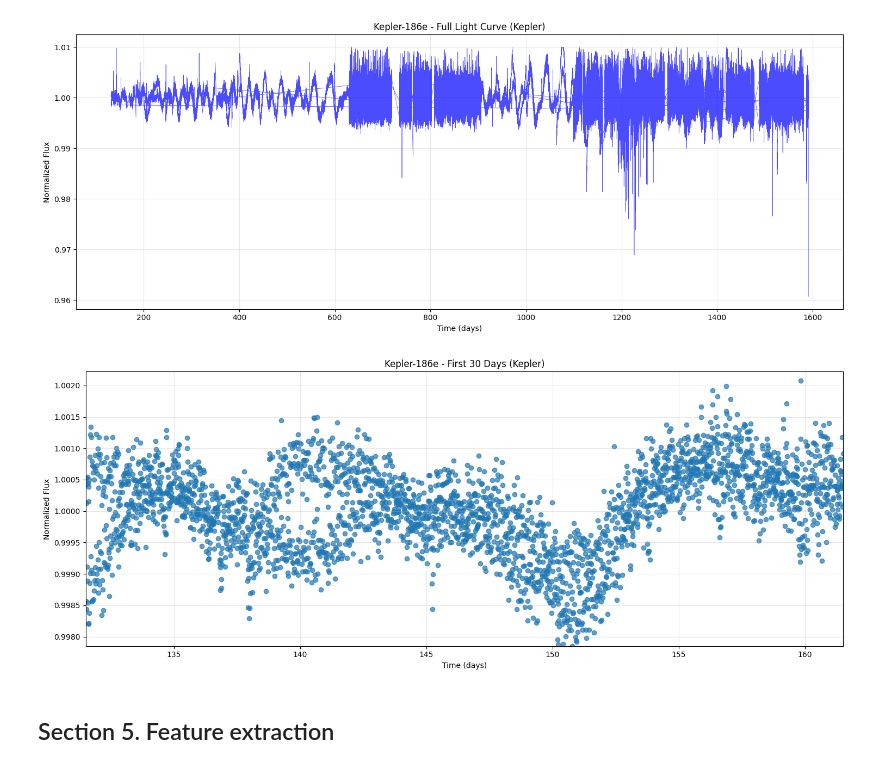
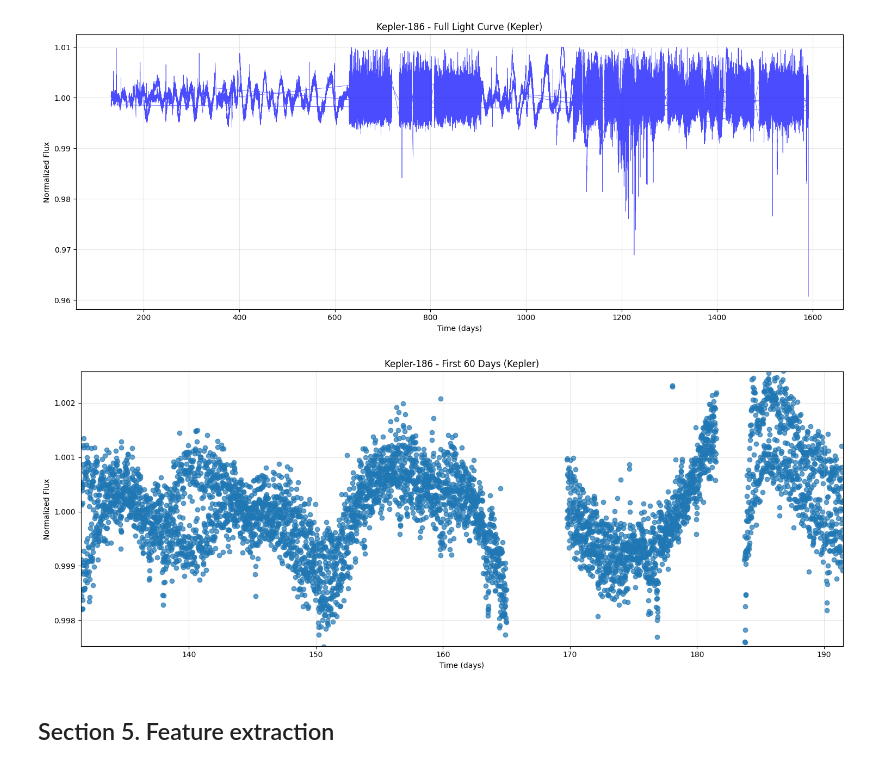
Before and after one commit to rachzy/ltp-features, a Jupyter notebook: src/lightcurve_analysis.ipynb, the cells around one changed output. Saved outputs shown, nothing was run; the diff lists cells and outputs as text; code cells hidden in the pictures.

Commit message:
add kepler-186 images and unit graph python notebook

```diff
--- a/src/lightcurve_analysis.ipynb
+++ b/src/lightcurve_analysis.ipynb
@@ -2,7 +2,7 @@
 ## Section 1. Config
 # %%
 # Configuration
-TARGET = "Kepler-186e"  # Change this to your target
+TARGET = "Kepler-186"  # Change this to your target
 MISSION = "Kepler"  # or "TESS"
 SIGMA_CLIP = 5.0
 DOWNLOAD_ALL = True  # Set to True to download all available files and stitch them
@@ -64,24 +64,24 @@ plt.show()
 [figure]
 # %%
 # Plot the full light curve
-# Plot the first 30 days of the light curve
+# Plot the first 60 days of the light curve
 plt.figure(figsize=(15, 6))
-mask = (lc.time.value <= lc.time.value[0] + 30)
+mask = (lc.time.value <= lc.time.value[0] + 60)
 plt.scatter(lc.time.value[mask], lc.flux.value[mask], alpha=0.7, linewidth=1.0)
 plt.xlabel('Time (days)')
 plt.ylabel('Normalized Flux')
-plt.title(f'{TARGET} - First 30 Days ({MISSION})')
-plt.xlim(lc.time.value[0], lc.time.value[0] + 30)
+plt.title(f'{TARGET} - First 60 Days ({MISSION})')
+plt.xlim(lc.time.value[0], lc.time.value[0] + 60)
 # Set y-axis limits to zoom in around the data
 y_data = lc.flux.value[mask]
 y_mean = np.mean(y_data)
 y_std = np.std(y_data)
 plt.ylim(y_mean - 3*y_std, y_mean + 3*y_std)
 plt.grid(True, alpha=0.3)
 plt.tight_layout()
 plt.show()
 # %% [output]
-[figure, old version]
+[figure, new version]
 # %% [markdown]
 ## Section 5. Feature extraction
 # %%
```
Also changed, not shown: parts of 5 cells of this notebook, 5 other files.
